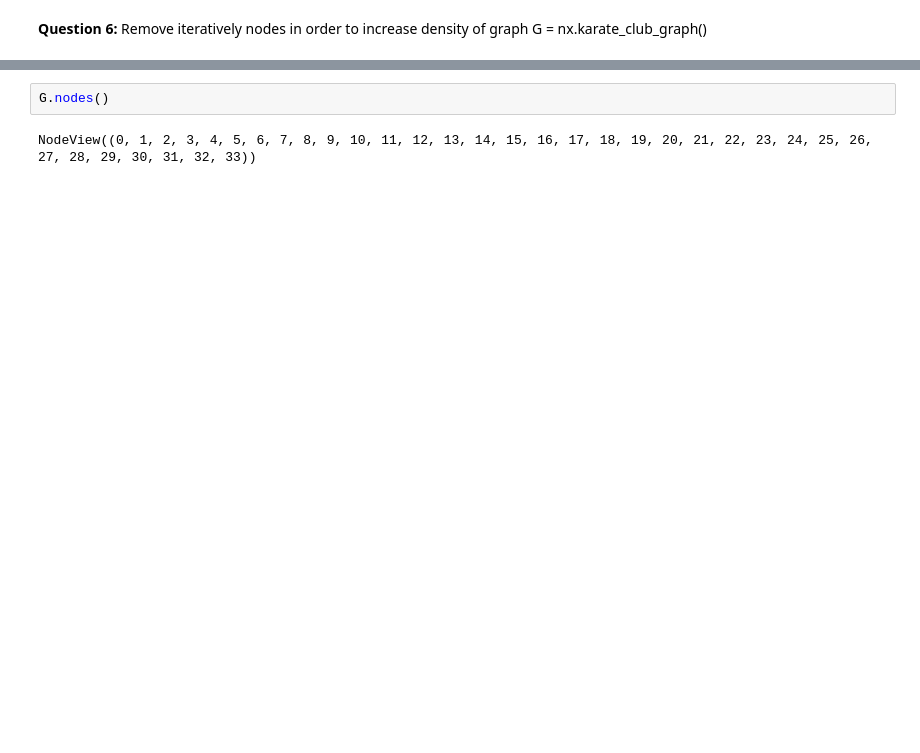
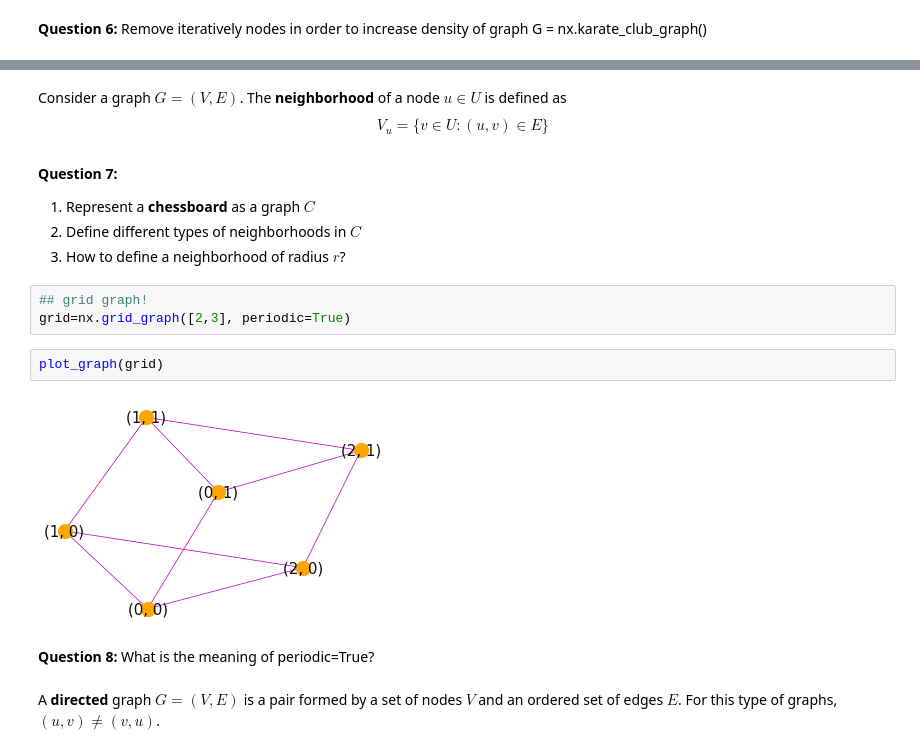
Before and after one commit to javiervz/network_science, a Jupyter notebook: graphs.ipynb, the cells around one changed output, grey strips where cells are left out. Saved outputs shown, nothing was run; the diff lists cells and outputs as text; blank space fills up the shorter version.

```diff
--- a/graphs.ipynb
+++ b/graphs.ipynb
@@ -180,4 +180,19 @@ removed node: 26 density=0.16009852216748768
-# %%
-G.nodes()
-# %% [output]
-NodeView((0, 1, 2, 3, 4, 5, 6, 7, 8, 9, 10, 11, 12, 13, 14, 15, 16, 17, 18, 19, 20, 21, 22, 23, 24, 25, 26, 27, 28, 29, 30, 31, 32, 33))
+# %% [markdown]
+Consider a graph $G=(V,E)$. The **neighborhood** of a node $u \in U$ is defined as $$V_u=\{v\in U: (u,v)\in E\}$$
+# %% [markdown]
+**Question 7:**
+
+1. Represent a **chessboard** as a graph $C$
+2. Define different types of neighborhoods in $C$
+3. How to define a neighborhood of radius $r$?
+# %%
+## grid graph!
+grid=nx.grid_graph([2,3], periodic=True)
+# %%
+plot_graph(grid)
+# %% [output]
+[figure, added]
+# %% [markdown]
+**Question 8:** What is the meaning of periodic=True?
+# %% [markdown]
+A **directed** graph $G=(V,E)$ is a pair formed by a set of nodes $V$ and an ordered set of edges $E$. For this type of graphs, $(u,v) \neq (v,u)$.
```
Also changed, not shown: parts of 8 cells of this notebook.
